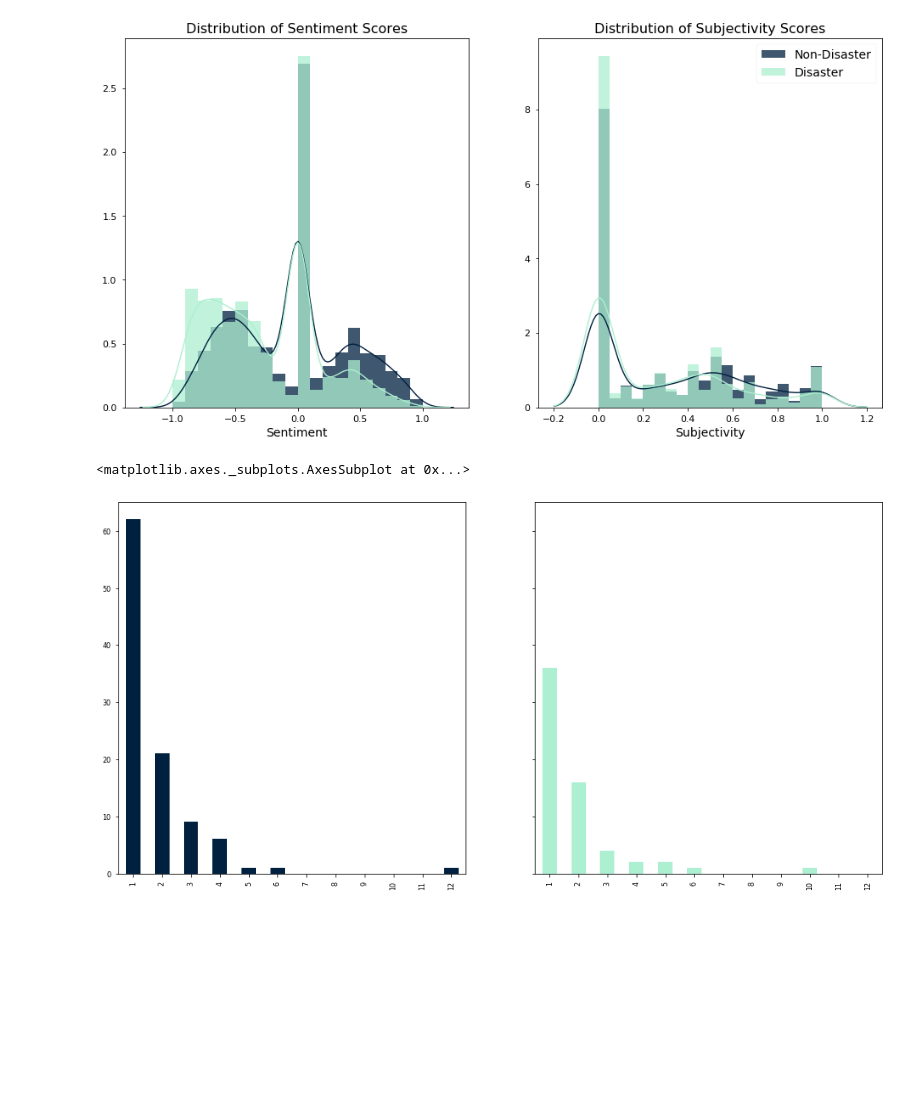
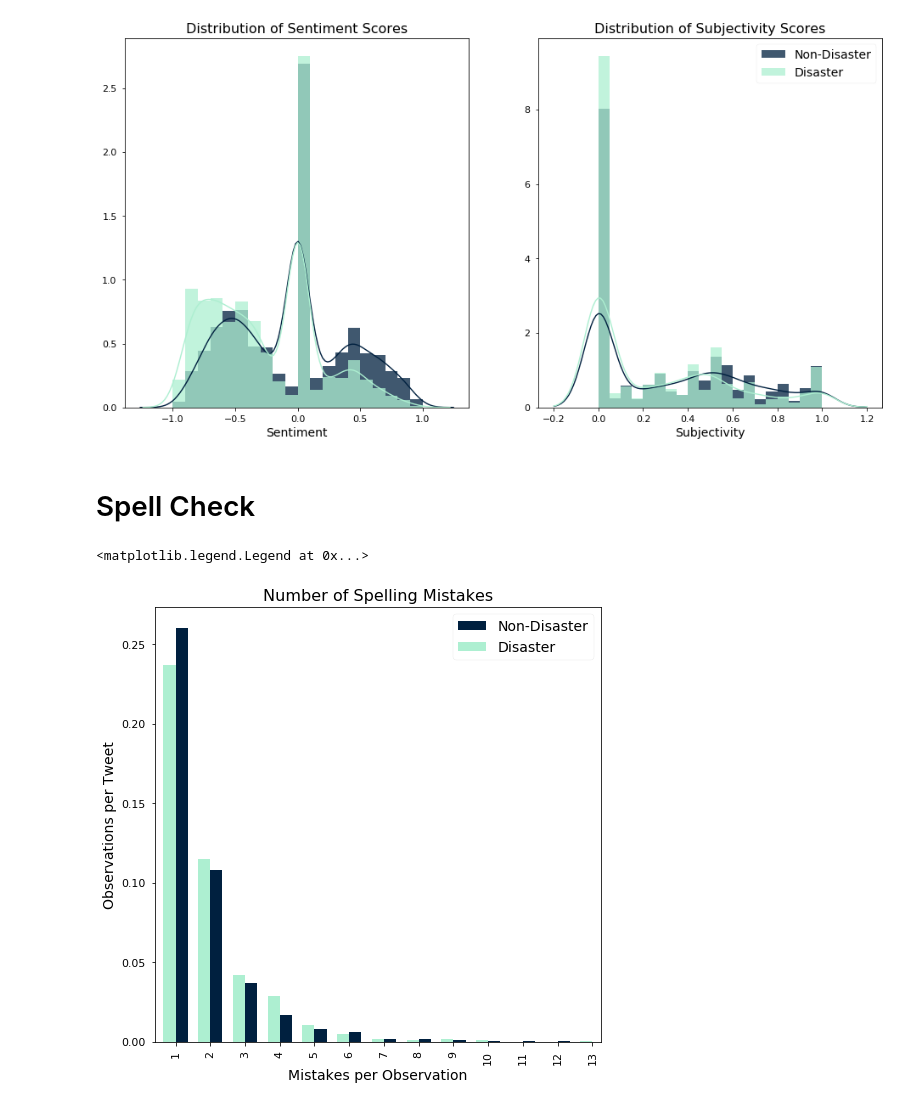
Before and after one commit to vegarab/aml-twitter-fakeornot, a Jupyter notebook: notebooks/quantitative-stats.ipynb, the cells around one changed output. Saved outputs shown, nothing was run; the diff lists cells and outputs as text; code cells hidden in the pictures; blank space fills up the shorter version.

Commit message:
spelling mistakes done and other minor tweaks

```diff
--- a/notebooks/quantitative-stats.ipynb
+++ b/notebooks/quantitative-stats.ipynb
@@ -445,22 +451,33 @@ ax[1].set_title('Distribution of Subjectivity Scores',fontsize=TITLE_SIZE)
 # %% [output]
 Text(0.5, 1.0, 'Distribution of Subjectivity Scores')
 [figure]
+# %% [markdown]
+# Spell Check
 # %%
 df['SpellChecks'] = df['X'].apply(lambda x: check_spelling(x)[1])
 # %%
-fig11, ax = plt.subplots(1,2, figsize=(16,8), sharey=True)
+fig11, ax = plt.subplots(figsize=(8,8), sharey=True)
+
+sc = df['SpellChecks'].value_counts()
 
 sc0 = df['SpellChecks'][df['y']==0].value_counts()
-sc0 = sc0.reindex(range(0, asd.index.max()+1), fill_value=0)
+sc0 = sc0.reindex(range(0, sc.index.max()+1), fill_value=0) / df[df['y']==0].shape[0]
 
 sc1 = df['SpellChecks'][df['y']==1].value_counts()
-sc1 = sc1.reindex(range(0, asd.index.max()+1), fill_value=0)
+sc1 = sc1.reindex(range(0, sc.index.max()+1), fill_value=0) / df[df['y']==1].shape[0]
 
-sc0[1:].plot(kind='bar', ax=ax[0], color=COLOR_0)
-sc1[1:].plot(kind='bar', ax=ax[1], color=COLOR_1)
+sc0[1:].plot(kind='bar', ax=ax, color=COLOR_0, width=0.35, position=0, label='Non-Disaster')
+sc1[1:].plot(kind='bar', ax=ax, color=COLOR_1, width=0.35, position=1, label='Disaster')
+
+ax.tick_params(labelsize=TICK_SIZE)
+ax.set_ylabel('Observations per Tweet', fontsize=SUBTITLE_SIZE)
+ax.set_xlabel('Mistakes per Observation', fontsize=SUBTITLE_SIZE)
+
+ax.set_title('Number of Spelling Mistakes', fontsize=TITLE_SIZE)
+ax.legend(fontsize=SUBTITLE_SIZE)
 # %% [output]
-<matplotlib.axes._subplots.AxesSubplot at 0x...>
+<matplotlib.legend.Legend at 0x...>
-[figure, old version]
+[figure, new version]
 # %%
 fig1.savefig('figures/class_proportion')
 fig2.savefig('figures/word_freq')
```
Also changed, not shown: parts of 6 cells of this notebook, 7 other files.
